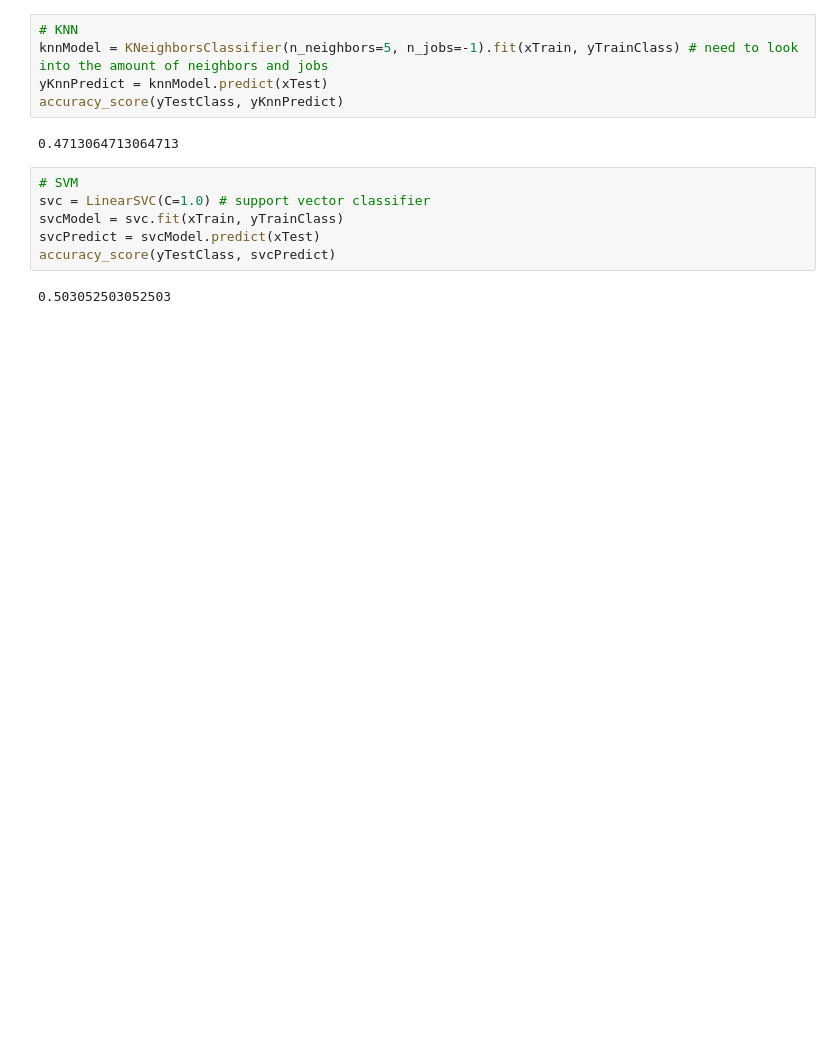
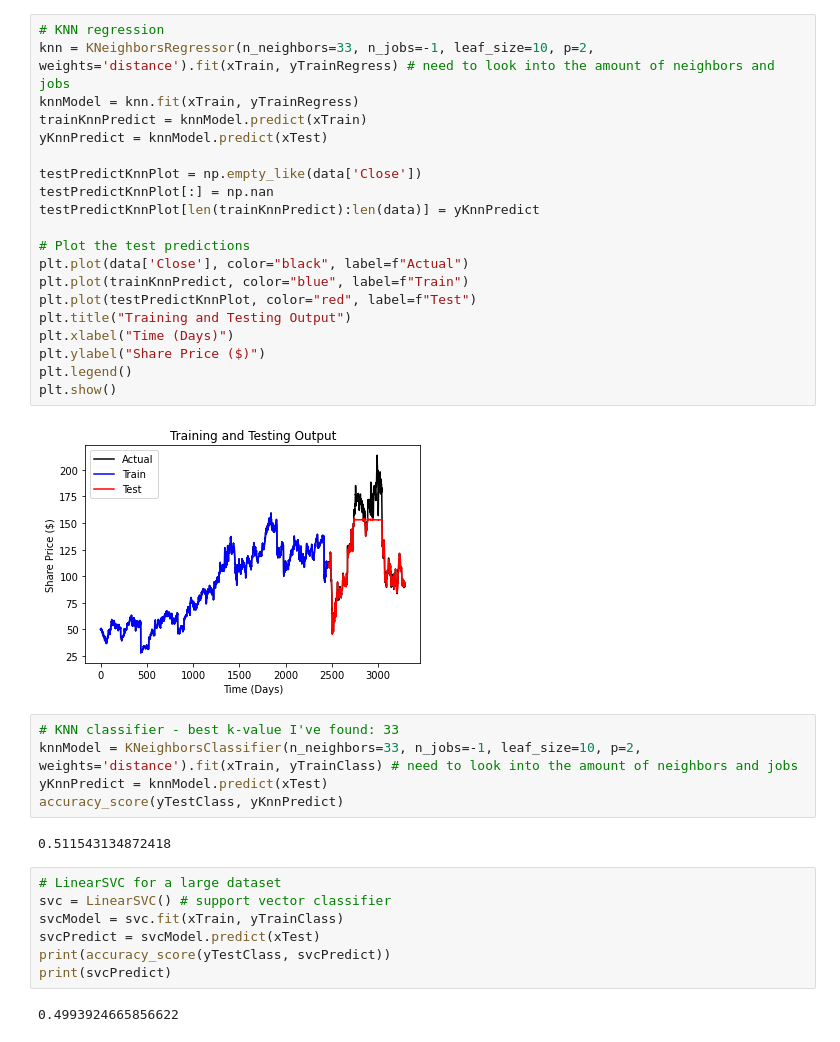
Before and after one commit to daelonkingore/Stock-Prediction-Data-Mining, a Jupyter notebook: project.ipynb, the cells around one changed output. Cells and saved outputs as stored; diff of their text form; blank space fills up the shorter version.

```diff
--- a/project.ipynb
+++ b/project.ipynb
@@ -111,15 +132,38 @@ accuracy_score(yTestClass, yBayesPredict)
+# %%
+# KNN regression
+knn = KNeighborsRegressor(n_neighbors=33, n_jobs=-1, leaf_size=10, p=2, weights='distance').fit(xTrain, yTrainRegress) # need to look into the amount of neighbors and jobs
+knnModel = knn.fit(xTrain, yTrainRegress)
+trainKnnPredict = knnModel.predict(xTrain)
+yKnnPredict = knnModel.predict(xTest)
+
+testPredictKnnPlot = np.empty_like(data['Close'])
+testPredictKnnPlot[:] = np.nan
+testPredictKnnPlot[len(trainKnnPredict):len(data)] = yKnnPredict
+
+# Plot the test predictions
+plt.plot(data['Close'], color="black", label=f"Actual")
+plt.plot(trainKnnPredict, color="blue", label=f"Train")
+plt.plot(testPredictKnnPlot, color="red", label=f"Test")
+plt.title("Training and Testing Output")
+plt.xlabel("Time (Days)")
+plt.ylabel("Share Price ($)")
+plt.legend()
+plt.show()
+# %% [output]
+[figure, added]
 # %%
-# KNN
-knnModel = KNeighborsClassifier(n_neighbors=5, n_jobs=-1).fit(xTrain, yTrainClass) # need to look into the amount of neighbors and jobs
+# KNN classifier - best k-value I've found: 33
+knnModel = KNeighborsClassifier(n_neighbors=33, n_jobs=-1, leaf_size=10, p=2, weights='distance').fit(xTrain, yTrainClass) # need to look into the amount of neighbors and jobs
 yKnnPredict = knnModel.predict(xTest)
 accuracy_score(yTestClass, yKnnPredict)
 # %% [output]
-0.4713064713064713
+0.511543134872418
 # %%
-# SVM
-svc = LinearSVC(C=1.0) # support vector classifier
+# LinearSVC for a large dataset
+svc = LinearSVC() # support vector classifier
 svcModel = svc.fit(xTrain, yTrainClass)
 svcPredict = svcModel.predict(xTest)
-accuracy_score(yTestClass, svcPredict)
+print(accuracy_score(yTestClass, svcPredict))
+print(svcPredict)
 # %% [output]
-0.503052503052503
+0.4993924665856622
```
Also changed, not shown: parts of 8 cells of this notebook, 1 other file.
